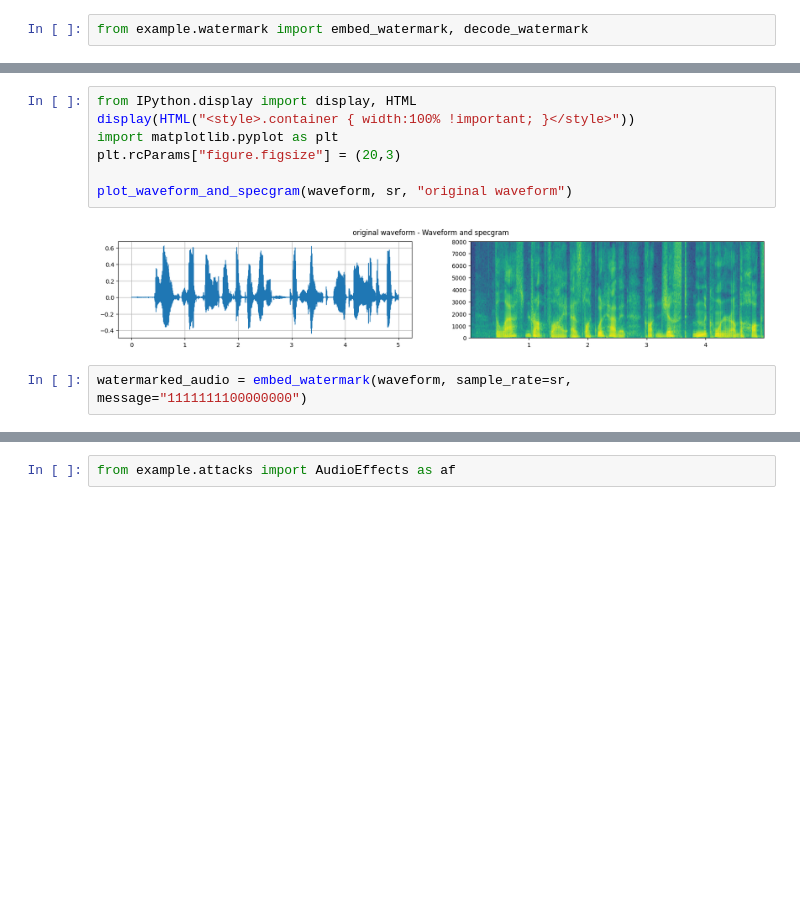
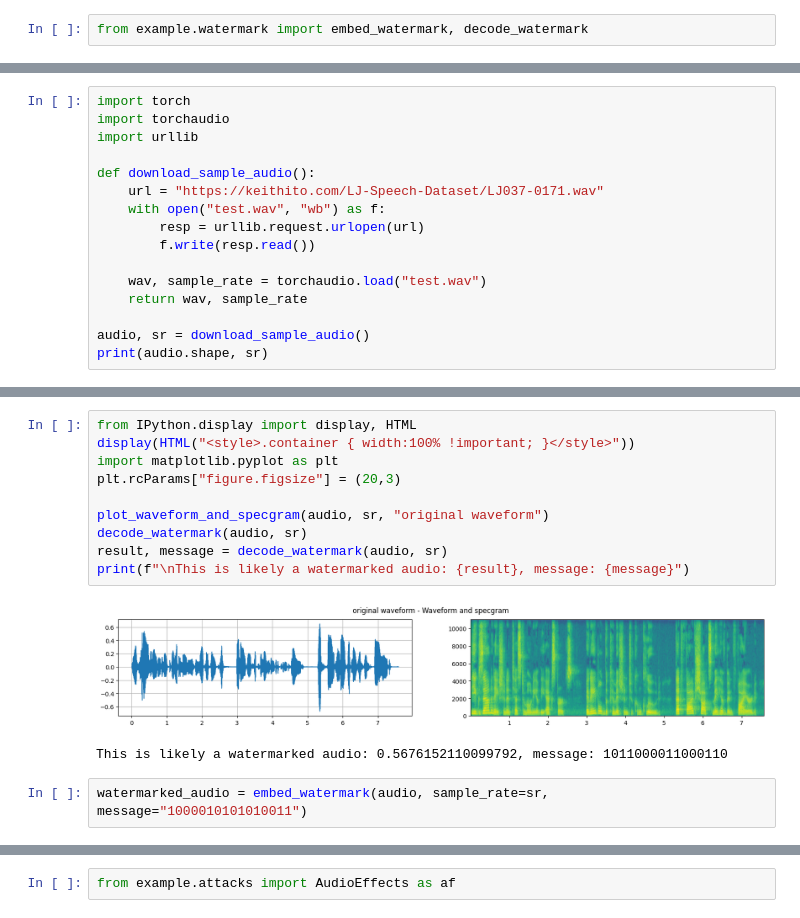
Before and after one commit to goannan/VoiceMark, a Jupyter notebook: example/getting_started.ipynb, the cells around one changed output, grey strips where cells are left out. Saved outputs shown, nothing was run; the diff lists cells and outputs as text; blank space fills up the shorter version.

```diff
--- a/example/getting_started.ipynb
+++ b/example/getting_started.ipynb
@@ -41,0 +34,16 @@ torch.Size([1, 80000]) 16000
+# %%
+import torch
+import torchaudio
+import urllib
+
+def download_sample_audio():
+    url = "https://keithito.com/LJ-Speech-Dataset/LJ037-0171.wav"
+    with open("test.wav", "wb") as f:
+        resp = urllib.request.urlopen(url)
+        f.write(resp.read())
+
+    wav, sample_rate = torchaudio.load("test.wav")
+    return wav, sample_rate
+
+audio, sr = download_sample_audio()
+print(audio.shape, sr)
@@ -46,11 +83,15 @@ play_audio(waveform, sr)
 # %%
 from IPython.display import display, HTML
 display(HTML("<style>.container { width:100% !important; }</style>"))
 import matplotlib.pyplot as plt
 plt.rcParams["figure.figsize"] = (20,3)
 
-plot_waveform_and_specgram(waveform, sr, "original waveform")
+plot_waveform_and_specgram(audio, sr, "original waveform")
+decode_watermark(audio, sr)
+result, message = decode_watermark(audio, sr)
+print(f"\nThis is likely a watermarked audio: {result}, message: {message}")
 # %% [output]
-[figure, old version]
+[figure, new version]
+This is likely a watermarked audio: 0.5676152110099792, message: 1011000011000110
 # %%
-watermarked_audio = embed_watermark(waveform, sample_rate=sr, message="1111111100000000")
+watermarked_audio = embed_watermark(audio, sample_rate=sr, message="1000010101010011")
```
Also changed, not shown: parts of 14 cells of this notebook, 11 other files.
